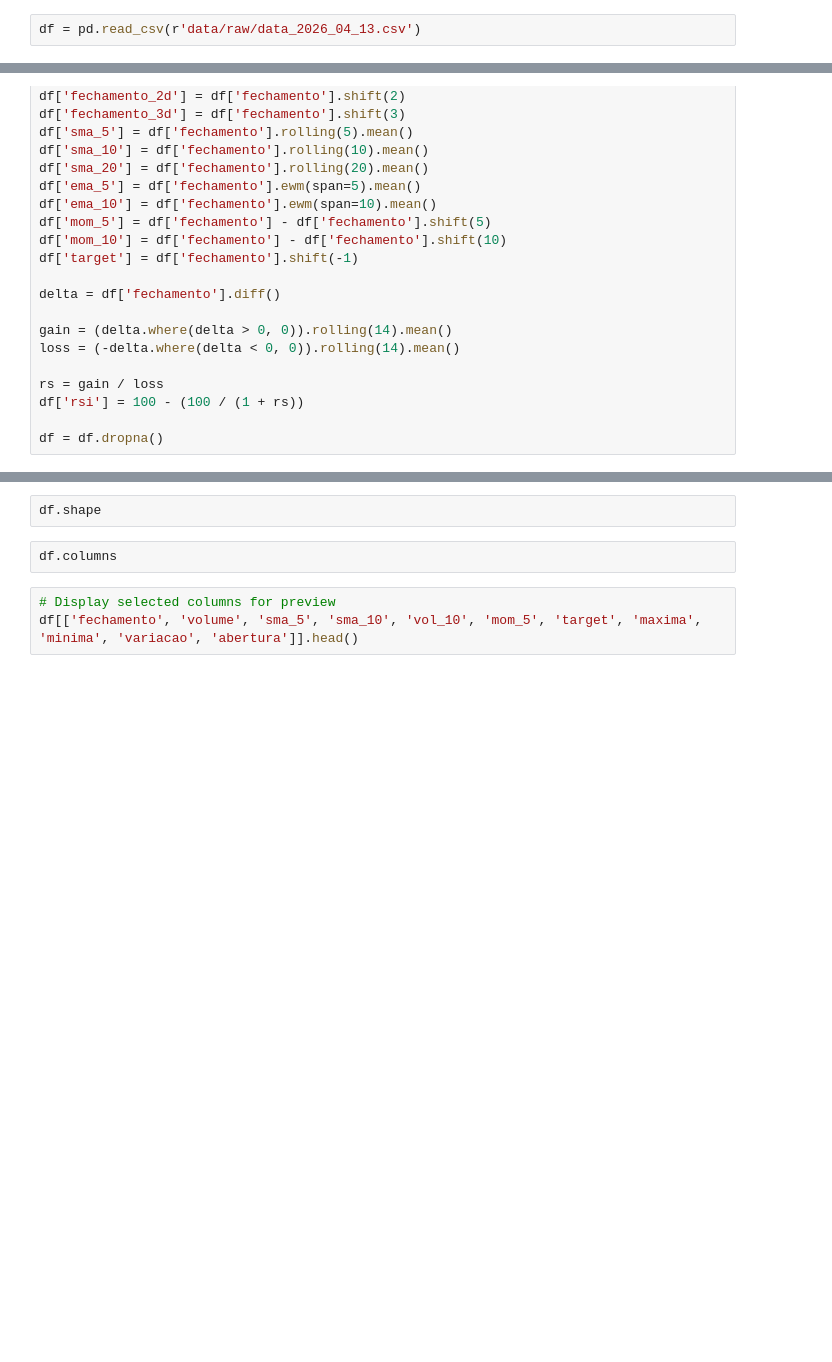
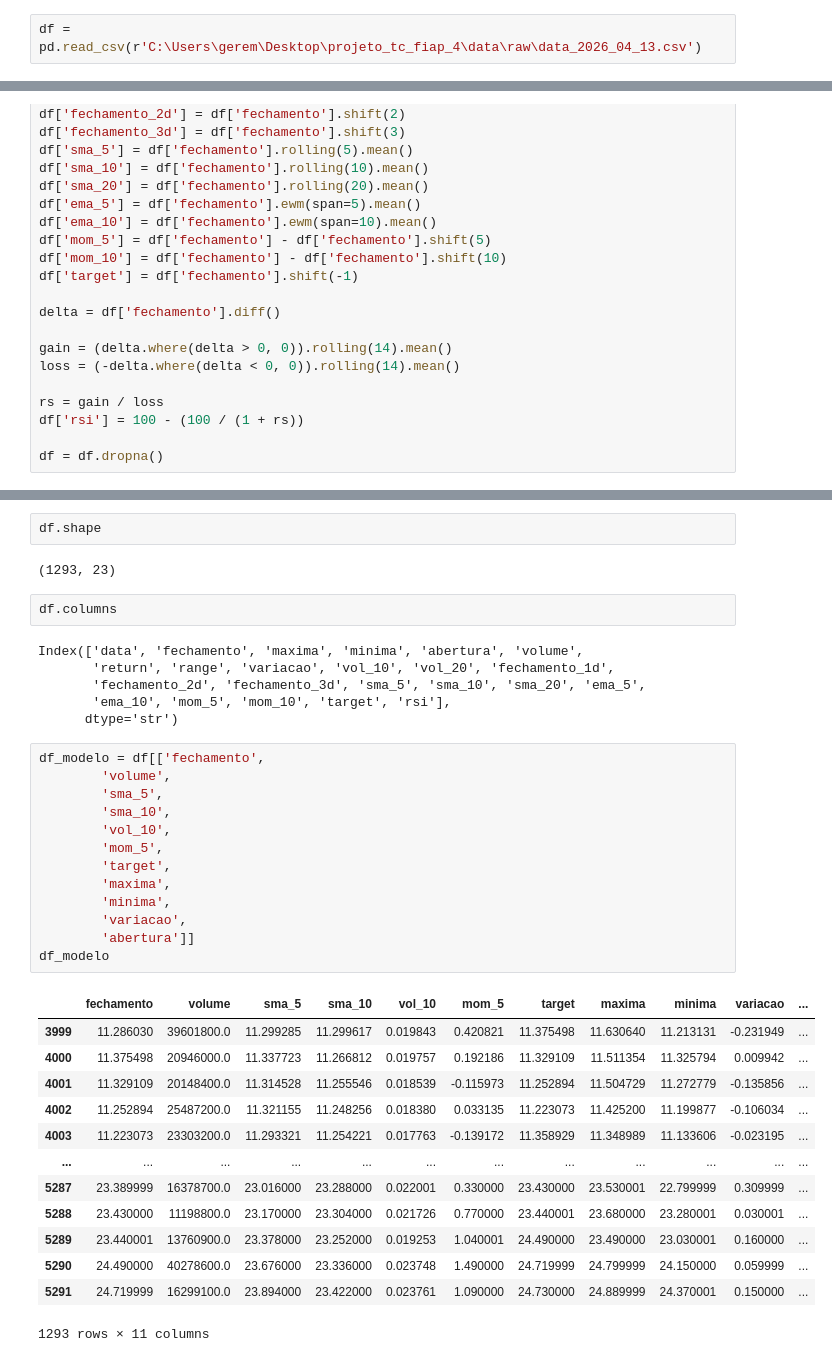
Before and after one commit to Gere-santos/tech_challenge_4_modelo_lstm, a Jupyter notebook: notebooks/ml_lstm.ipynb, the cells around one changed output, grey strips where cells are left out. Cells and saved outputs as stored; diff of their text form; blank space fills up the shorter version.

```diff
--- a/notebooks/ml_lstm.ipynb
+++ b/notebooks/ml_lstm.ipynb
@@ -16,7 +36,7 @@ from statsmodels.tsa.stattools import adfuller
 from sklearn.metrics import mean_absolute_error
 import joblib
 # %%
-df = pd.read_csv(r'data/raw/data_2026_04_13.csv')
+df = pd.read_csv(r'C:\Users\gerem\Desktop\projeto_tc_fiap_4\data\raw\data_2026_04_13.csv')
 # %%
 df.columns = df.columns.get_level_values(0)
 df = df.iloc[2:]
@@ -92,7 +167,39 @@ plt.show()
 # %%
 df.shape
+# %% [output]
+(1293, 23)
 # %%
 df.columns
+# %% [output]
+Index(['data', 'fechamento', 'maxima', 'minima', 'abertura', 'volume',
+       'return', 'range', 'variacao', 'vol_10', 'vol_20', 'fechamento_1d',
+       'fechamento_2d', 'fechamento_3d', 'sma_5', 'sma_10', 'sma_20', 'ema_5',
+       'ema_10', 'mom_5', 'mom_10', 'target', 'rsi'],
+      dtype='str')
 # %%
-# Display selected columns for preview
-df[['fechamento', 'volume', 'sma_5', 'sma_10', 'vol_10', 'mom_5', 'target', 'maxima', 'minima', 'variacao', 'abertura']].head()
+df_modelo = df[['fechamento',
+        'volume',
+        'sma_5',
+        'sma_10',
+        'vol_10',
+        'mom_5',
+        'target',
+        'maxima',
+        'minima',
+        'variacao',
+        'abertura']]
+df_modelo
+# %% [output]
+|  | fechamento | volume | sma_5 | sma_10 | vol_10 | mom_5 | target | maxima | minima | variacao | ... |
+| 3999 | 11.286030 | 39601800.0 | 11.299285 | 11.299617 | 0.019843 | 0.420821 | 11.375498 | 11.630640 | 11.213131 | -0.231949 | ... |
+| 4000 | 11.375498 | 20946000.0 | 11.337723 | 11.266812 | 0.019757 | 0.192186 | 11.329109 | 11.511354 | 11.325794 | 0.009942 | ... |
+| 4001 | 11.329109 | 20148400.0 | 11.314528 | 11.255546 | 0.018539 | -0.115973 | 11.252894 | 11.504729 | 11.272779 | -0.135856 | ... |
+| 4002 | 11.252894 | 25487200.0 | 11.321155 | 11.248256 | 0.018380 | 0.033135 | 11.223073 | 11.425200 | 11.199877 | -0.106034 | ... |
+| 4003 | 11.223073 | 23303200.0 | 11.293321 | 11.254221 | 0.017763 | -0.139172 | 11.358929 | 11.348989 | 11.133606 | -0.023195 | ... |
+| ... | ... | ... | ... | ... | ... | ... | ... | ... | ... | ... | ... |
+| 5287 | 23.389999 | 16378700.0 | 23.016000 | 23.288000 | 0.022001 | 0.330000 | 23.430000 | 23.530001 | 22.799999 | 0.309999 | ... |
+| 5288 | 23.430000 | 11198800.0 | 23.170000 | 23.304000 | 0.021726 | 0.770000 | 23.440001 | 23.680000 | 23.280001 | 0.030001 | ... |
+| 5289 | 23.440001 | 13760900.0 | 23.378000 | 23.252000 | 0.019253 | 1.040001 | 24.490000 | 23.490000 | 23.030001 | 0.160000 | ... |
+| 5290 | 24.490000 | 40278600.0 | 23.676000 | 23.336000 | 0.023748 | 1.490000 | 24.719999 | 24.799999 | 24.150000 | 0.059999 | ... |
+| 5291 | 24.719999 | 16299100.0 | 23.894000 | 23.422000 | 0.023761 | 1.090000 | 24.730000 | 24.889999 | 24.370001 | 0.150000 | ... |
+1293 rows × 11 columns
```
Also changed, not shown: parts of 37 cells of this notebook.
